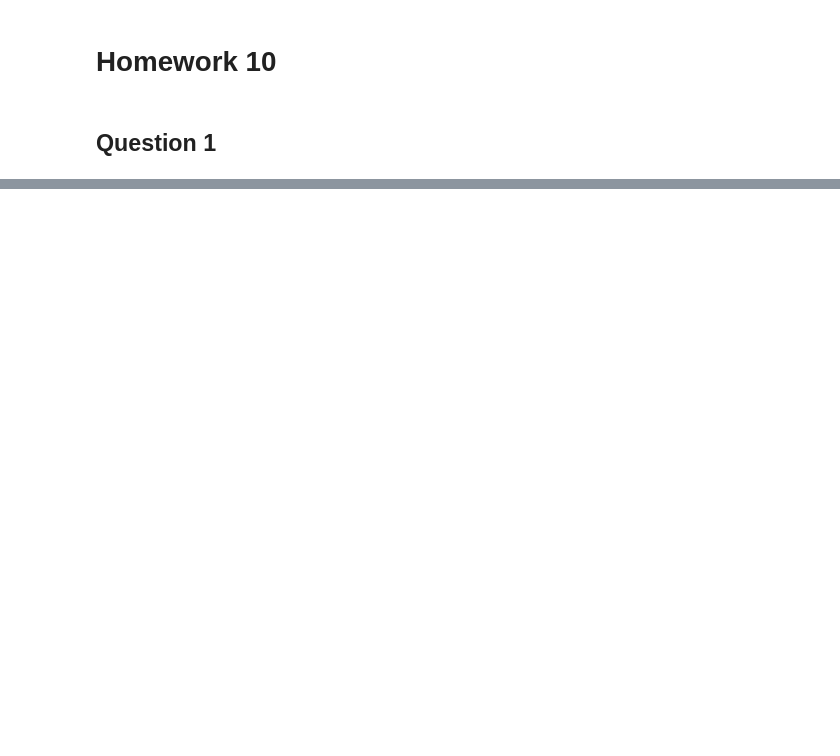
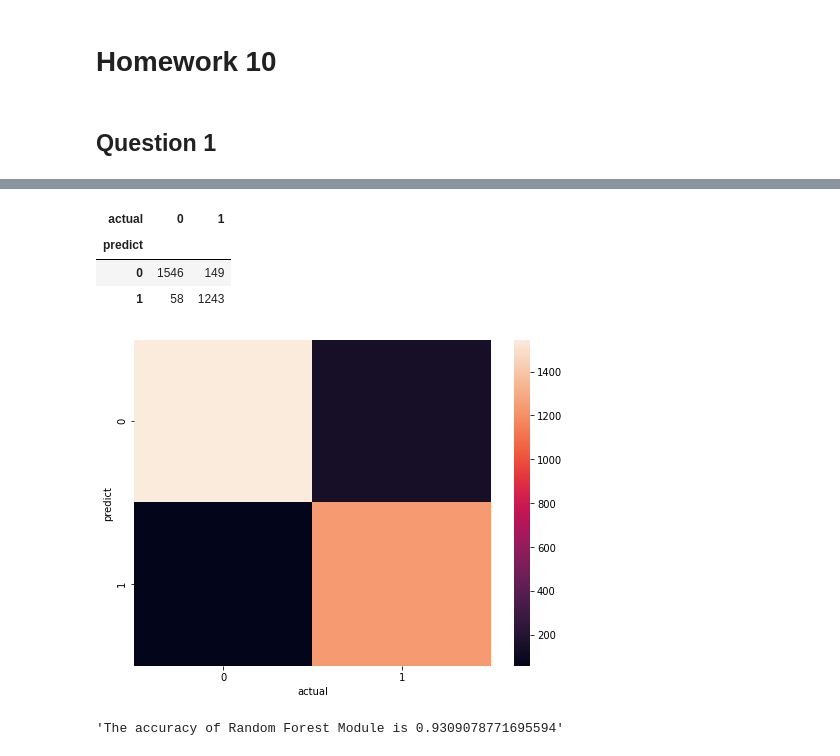
Before and after one commit to int0thewind/CS-361-Coding, a Jupyter notebook: Homework10.ipynb, the cells around one changed output, grey strips where cells are left out. Drawn from its saved outputs; the diff is of its cells as text; code cells hidden in the pictures; blank space fills up the shorter version.

```diff
--- a/Homework10.ipynb
+++ b/Homework10.ipynb
@@ -26,0 +82,20 @@ ValueError: could not convert string to float: 'CONVEX'
+# %%
+from sklearn.ensemble import RandomForestClassifier
+eegRFC = RandomForestClassifier(n_estimators=100, max_depth=50)
+eegRFC.fit(eegFitData.iloc[:, :-1], eegFitData.iloc[:, -1])
+eegRFC_predictResult = eegRFC.predict(eegTestData.iloc[:, :-1])
+eegRFC_actualResult = eegTestData.iloc[:, -1]
+eegRFC_confusionMatrix = pd.crosstab(eegRFC_predictResult, eegRFC_actualResult,\
+                                    rownames=['predict'], colnames=['actual'])
+display(eegRFC_confusionMatrix)
+plt.figure(figsize=(8, 6)); sns.heatmap(eegRFC_confusionMatrix); plt.show()
+eegRFC_accuracy = (eegRFC_confusionMatrix.iloc[0, 0] + eegRFC_confusionMatrix.iloc[1, 1]) / \
+    (eegRFC_confusionMatrix.iloc[0, 0] + eegRFC_confusionMatrix.iloc[1, 1] + eegRFC_confusionMatrix.iloc[0, 1] +eegRFC_confusionMatrix.iloc[1, 0])
+display(f'The accuracy of Random Forest Module is {eegRFC_accuracy}')
+# %% [output]
+| actual | 0 | 1 |
+| predict |  |  |
+| 0 | 1546 | 149 |
+| 1 | 58 | 1243 |
+[figure, added]
+'The accuracy of Random Forest Module is 0.9309078771695594'
```
Also changed, not shown: parts of 14 cells of this notebook.
